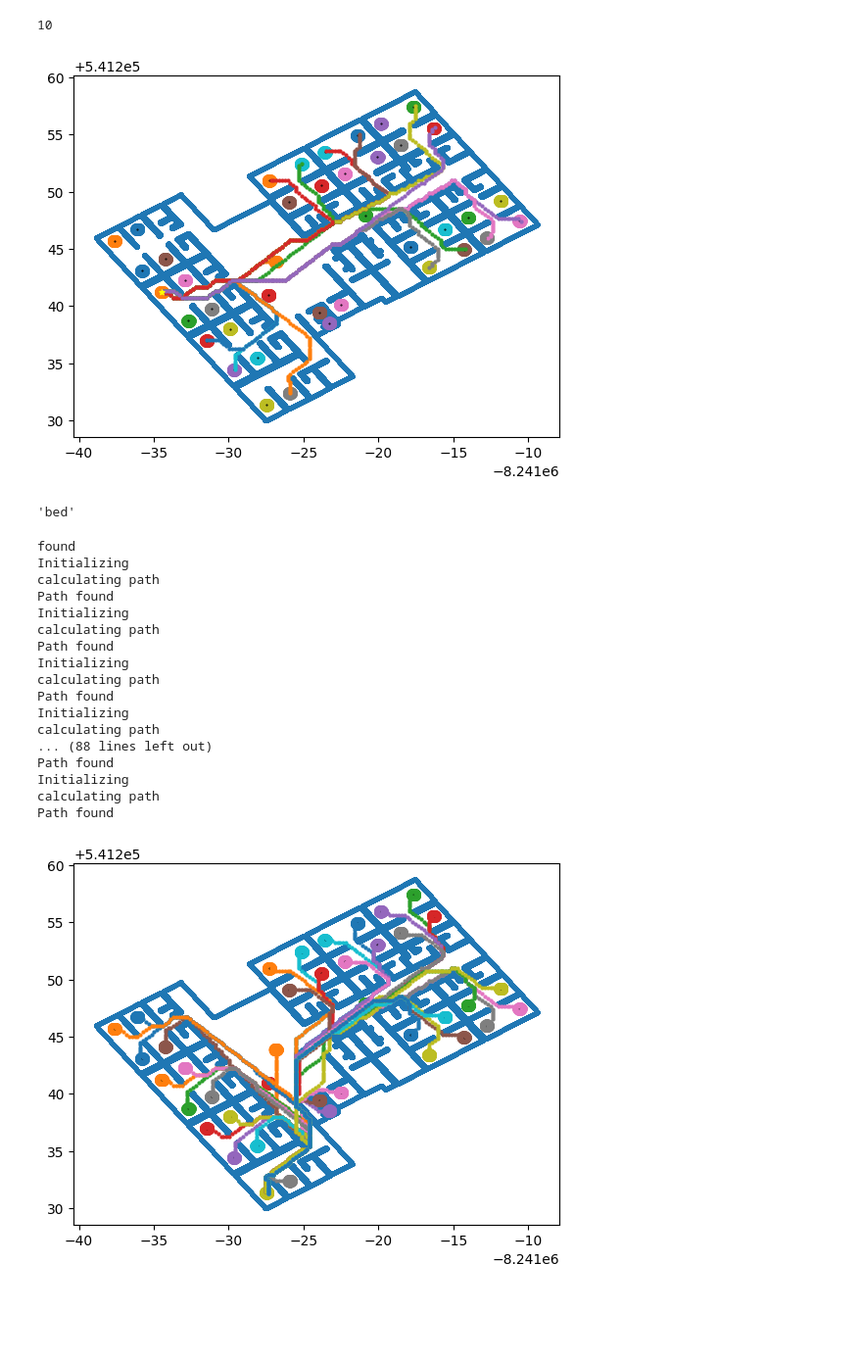
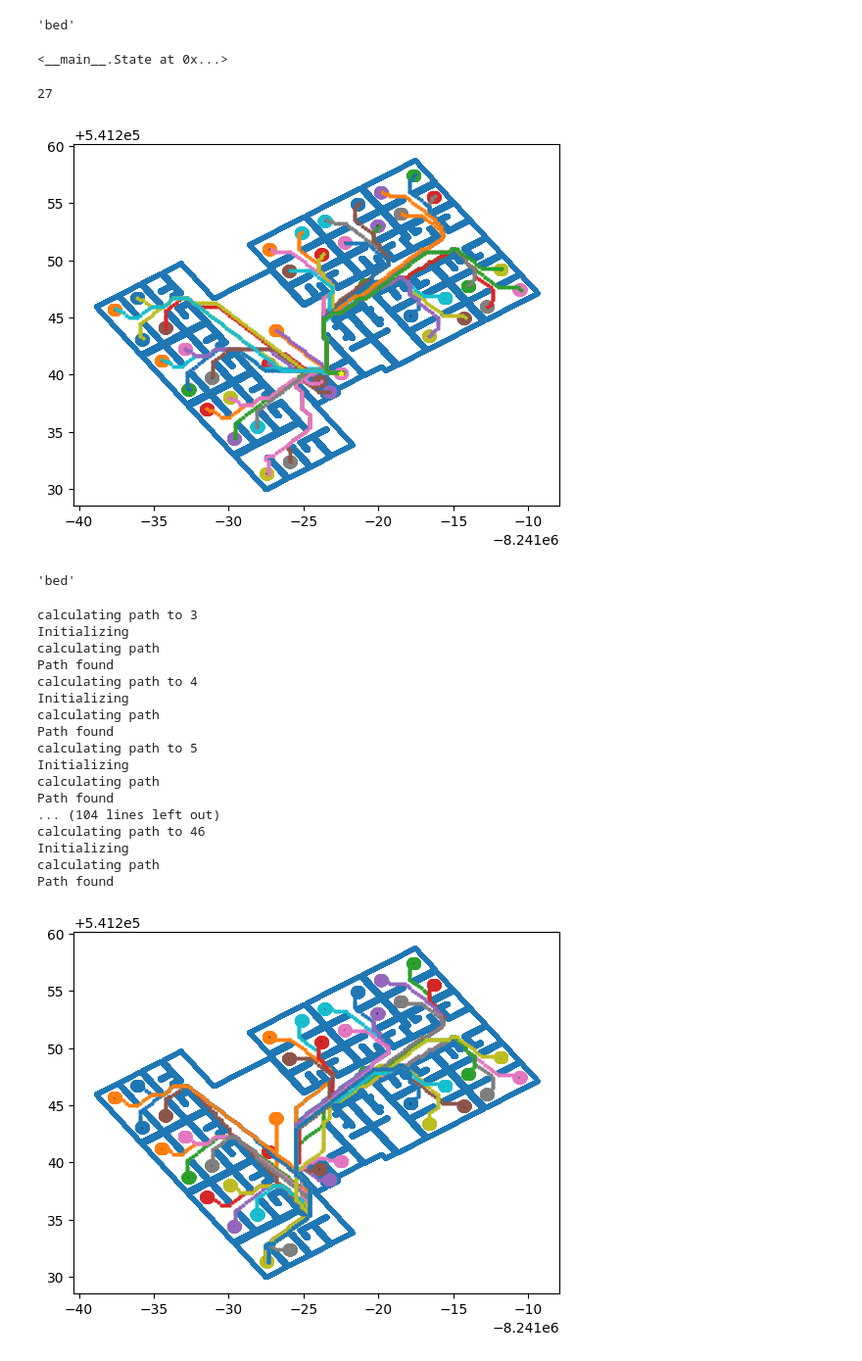
Before and after one commit to saamayac/health_robot, a Jupyter notebook: src/dev_notebook.ipynb, the cells around one changed output. Shown at 98% size. Saved outputs shown, nothing was run; the diff lists cells and outputs as text; code cells hidden in the pictures; blank space fills up the shorter version.

Commit message:
initial validation

```diff
--- a/src/dev_notebook.ipynb
+++ b/src/dev_notebook.ipynb
@@ -0,0 +206,3 @@
+# %%
+owner = Owner()
+next_time, _, interval, task, task_kwargs = owner.scheduler.task_queue[0]
@@ -1,4 +231,9 @@
+# %%
+def f(a=3):
+    for i in range(a):
+        yield i
+        if i==8: return
 # %%
-for x in [1][:]:
+for x in filter(lambda x: x%2==0, f(10)):
     print(x)
 # %% [output]
@@ -11,0 +245,3 @@ for a in {1:2, 3:4}:
+# %%
+x[1]=3
+x
@@ -48,32 +298,40 @@ target = m.space.agents[20].geometry.centroid
+# %%
+source.atype
+# %% [output]
+'bed'
 # %%
 medic_room = [i for i in m.space.agents if i.atype == "medication_station"][0]
 nurse_station = [i for i in m.space.agents if i.atype == "nurse_station"][0]
+# %%
+medic_room
+# %% [output]
+<__main__.State at 0x...>
 # %%
 import numpy as np
 ox,oy=np.array(floor.geometry.boundary.segmentize(max_segment_length=0.001).coords.xy)
 plt.scatter(ox,oy,marker='.',linewidths=0.005)
 
 
 for space in m.walk:
     s=space.geometry.centroid
     s_near=s.buffer(0.2)
     plt.scatter(*s_near.exterior.xy,marker='o',linewidths=0.05)
     plt.scatter([s.x],[s.y],marker='.',color='black',s=1)
 
 
 llegadas=[]
-some_space=m.walk[i].geometry.centroid
+some_space=medic_room.geometry.centroid
 for path_bounds, path in cache_paths.items():
     if path_bounds[0].within(some_space.buffer(0.2)):
         plt.scatter([x for x,_ in path],[y for _,y in path],marker='.',linewidths=0.05)
         llegadas.append(path_bounds[1])
 plt.scatter([some_space.x],[some_space.y],marker='*',color='yellow',s=15)
 
 print(i)
 i+=1
 # %% [output]
-10
+27
-[figure, old version]
+[figure, new version]
 # %%
 ox,oy=np.array(floor.geometry.boundary.segmentize(max_segment_length=0.001).coords.xy)
 plt.scatter(ox,oy,marker='.',linewidths=0.005)
@@ -120,22 +378,22 @@ m.walk[7].atype
 'bed'
 # %%
 for space in m.walk:
-    get_path (m.walk[7], space, cache_paths, dstarlite)
+    get_path (medic_room, space, cache_paths, dstarlite)
 # %% [output]
-found
+calculating path to 3
 Initializing
 calculating path
 Path found
+calculating path to 4
 Initializing
 calculating path
 Path found
+calculating path to 5
 Initializing
 calculating path
 Path found
-Initializing
-calculating path
-... (88 lines left out)
-Path found
+... (104 lines left out)
+calculating path to 46
 Initializing
 calculating path
 Path found
```
Also changed, not shown: parts of 30 cells of this notebook, 18 other files.
